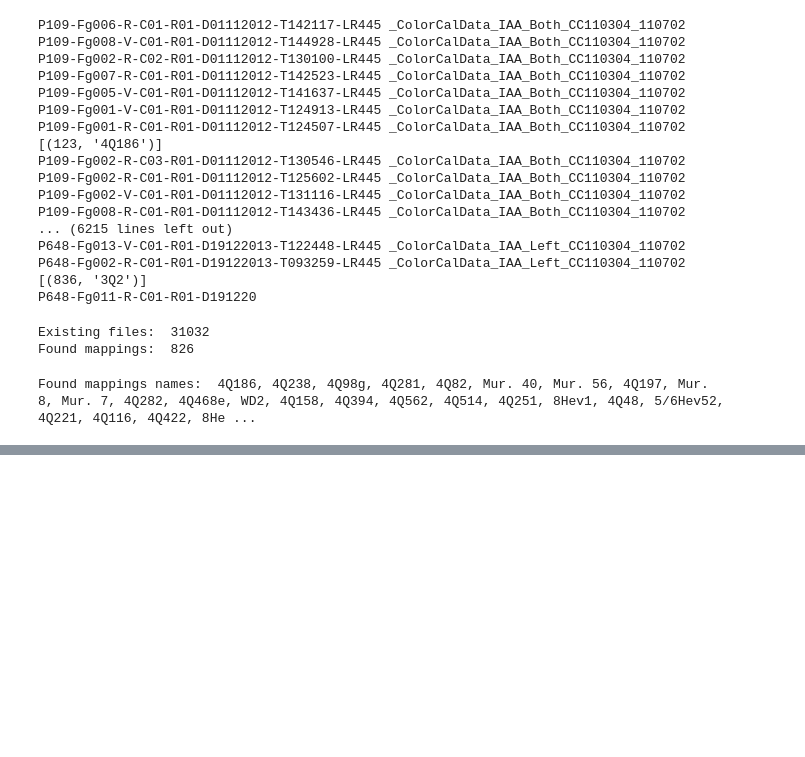
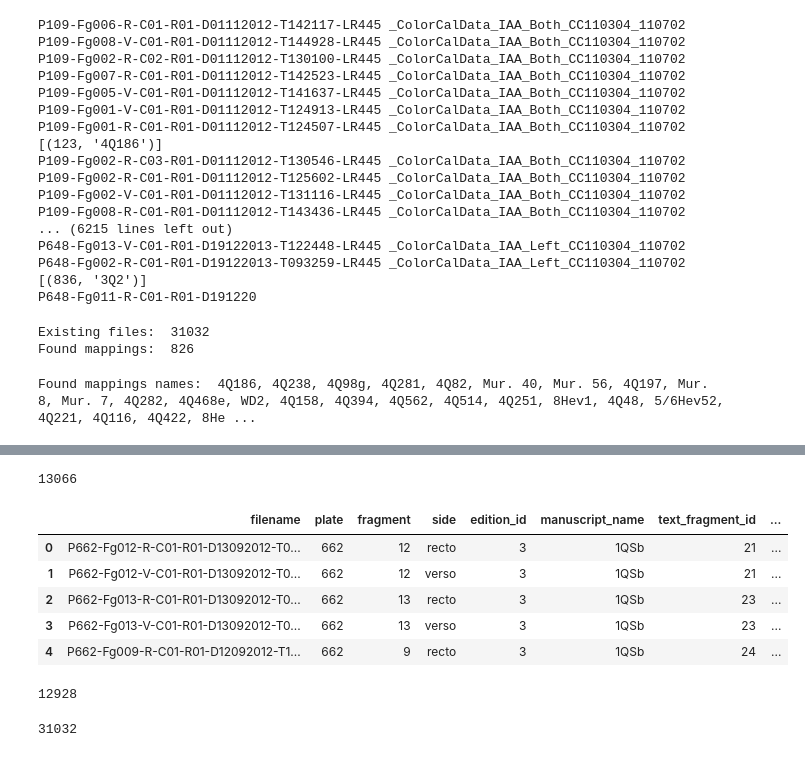
Before and after one commit to alexeypechorin/SQE_Jupyter_Instructions, a Jupyter notebook: Retrieving-text-with-the-SQE-API.ipynb, the cells around one changed output, grey strips where cells are left out. Saved outputs shown, nothing was run; the diff lists cells and outputs as text; code cells hidden in the pictures; blank space fills up the shorter version.

```diff
--- a/Retrieving-text-with-the-SQE-API.ipynb
+++ b/Retrieving-text-with-the-SQE-API.ipynb
@@ -440,0 +572,11 @@ Found mappings names:  4Q186, 4Q238, 4Q98g, 4Q281, 4Q82, Mur. 40, Mur. 56, 4Q197
+# %%
+file_indices  = []
+
+for filename in Path(folder_path).glob('**/*.png'):
+    basename = os.path.basename(filename)
+    file_index = ''.join(os.path.splitext(basename)[:-1])
+#     print(file_index)
+    file_indices.append(file_index + '.tif')
+
+df_fi = pd.DataFrame(file_indices, columns=['filename'])
+df_fi.head()
@@ -440,0 +590,6 @@ Found mappings names:  4Q186, 4Q238, 4Q98g, 4Q281, 4Q82, Mur. 40, Mur. 56, 4Q197
+# %%
+pd.set_option('display.max_columns', None)  # or 1000
+pd.set_option('display.max_rows', None)  # or 1000
+pd.set_option('display.max_colwidth', -1)  # or 199
+
+df.head()['filename']
@@ -440,0 +603,22 @@ Found mappings names:  4Q186, 4Q238, 4Q98g, 4Q281, 4Q82, Mur. 40, Mur. 56, 4Q197
+# %%
+len(df)
+# %% [output]
+13066
+# %%
+df_map = pd.merge(df, df_fi, on=['filename'])
+df_map.head()
+# %% [output]
+|  | filename | plate | fragment | side | edition_id | manuscript_name | text_fragment_id | ... |
+| 0 | P662-Fg012-R-C01-R01-D13092012-T0... | 662 | 12 | recto | 3 | 1QSb | 21 | ... |
+| 1 | P662-Fg012-V-C01-R01-D13092012-T0... | 662 | 12 | verso | 3 | 1QSb | 21 | ... |
+| 2 | P662-Fg013-R-C01-R01-D13092012-T0... | 662 | 13 | recto | 3 | 1QSb | 23 | ... |
+| 3 | P662-Fg013-V-C01-R01-D13092012-T0... | 662 | 13 | verso | 3 | 1QSb | 23 | ... |
+| 4 | P662-Fg009-R-C01-R01-D12092012-T1... | 662 | 9 | recto | 3 | 1QSb | 24 | ... |
+# %%
+len(df_map)
+# %% [output]
+12928
+# %%
+len(df_fi)
+# %% [output]
+31032
```
Also changed, not shown: parts of 18 cells of this notebook.
